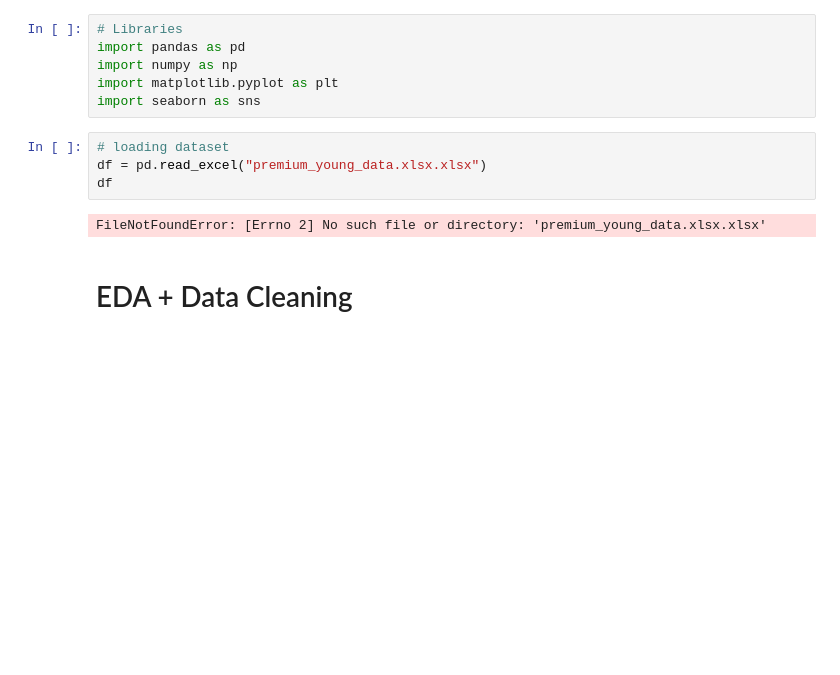
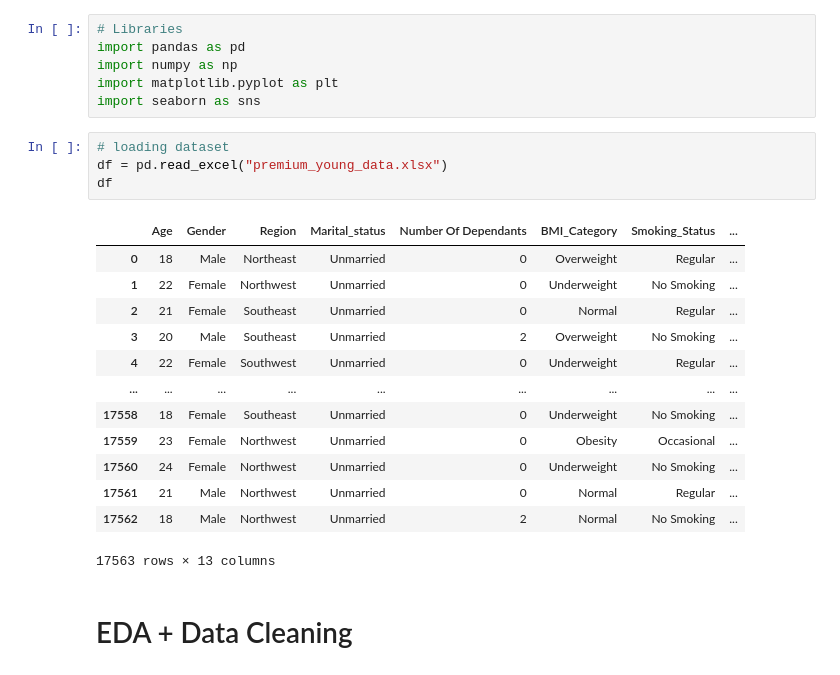
Before and after one commit to puneet-cs/DS19_ML_Project, a Jupyter notebook: DS19_young.ipynb, the cells around one changed output. Saved outputs shown, nothing was run; the diff lists cells and outputs as text; blank space fills up the shorter version.

```diff
--- a/DS19_young.ipynb
+++ b/DS19_young.ipynb
@@ -10,10 +10,22 @@ import matplotlib.pyplot as plt
 import seaborn as sns
 # %%
 # loading dataset
-df = pd.read_excel("premium_young_data.xlsx.xlsx")
+df = pd.read_excel("premium_young_data.xlsx")
 df
 # %% [output]
+|  | Age | Gender | Region | Marital_status | Number Of Dependants | BMI_Category | Smoking_Status | ... |
+| 0 | 18 | Male | Northeast | Unmarried | 0 | Overweight | Regular | ... |
+| 1 | 22 | Female | Northwest | Unmarried | 0 | Underweight | No Smoking | ... |
+| 2 | 21 | Female | Southeast | Unmarried | 0 | Normal | Regular | ... |
+| 3 | 20 | Male | Southeast | Unmarried | 2 | Overweight | No Smoking | ... |
+| 4 | 22 | Female | Southwest | Unmarried | 0 | Underweight | Regular | ... |
+| ... | ... | ... | ... | ... | ... | ... | ... | ... |
+| 17558 | 18 | Female | Southeast | Unmarried | 0 | Underweight | No Smoking | ... |
+| 17559 | 23 | Female | Northwest | Unmarried | 0 | Obesity | Occasional | ... |
+| 17560 | 24 | Female | Northwest | Unmarried | 0 | Underweight | No Smoking | ... |
+| 17561 | 21 | Male | Northwest | Unmarried | 0 | Normal | Regular | ... |
+| 17562 | 18 | Male | Northwest | Unmarried | 2 | Normal | No Smoking | ... |
-FileNotFoundError: [Errno 2] No such file or directory: 'premium_young_data.xlsx.xlsx'
+17563 rows × 13 columns
 # %% [markdown]
 # EDA + Data Cleaning
 # %%
```
Also changed, not shown: parts of 66 cells of this notebook, 6 other files.
